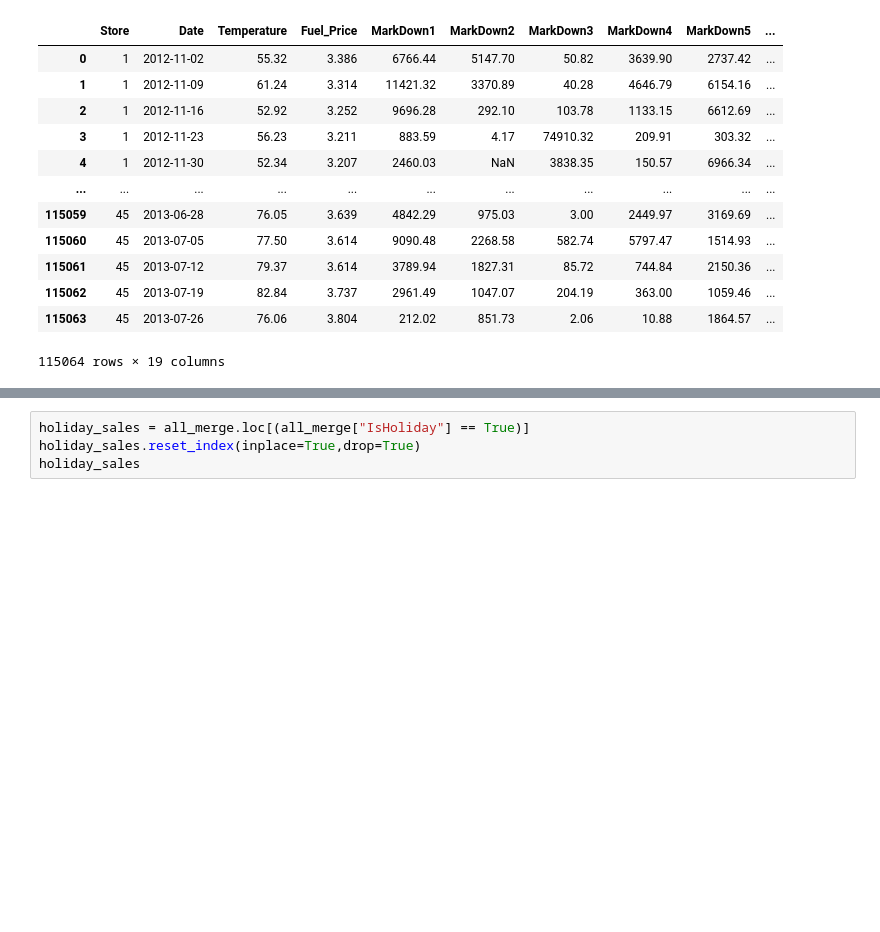
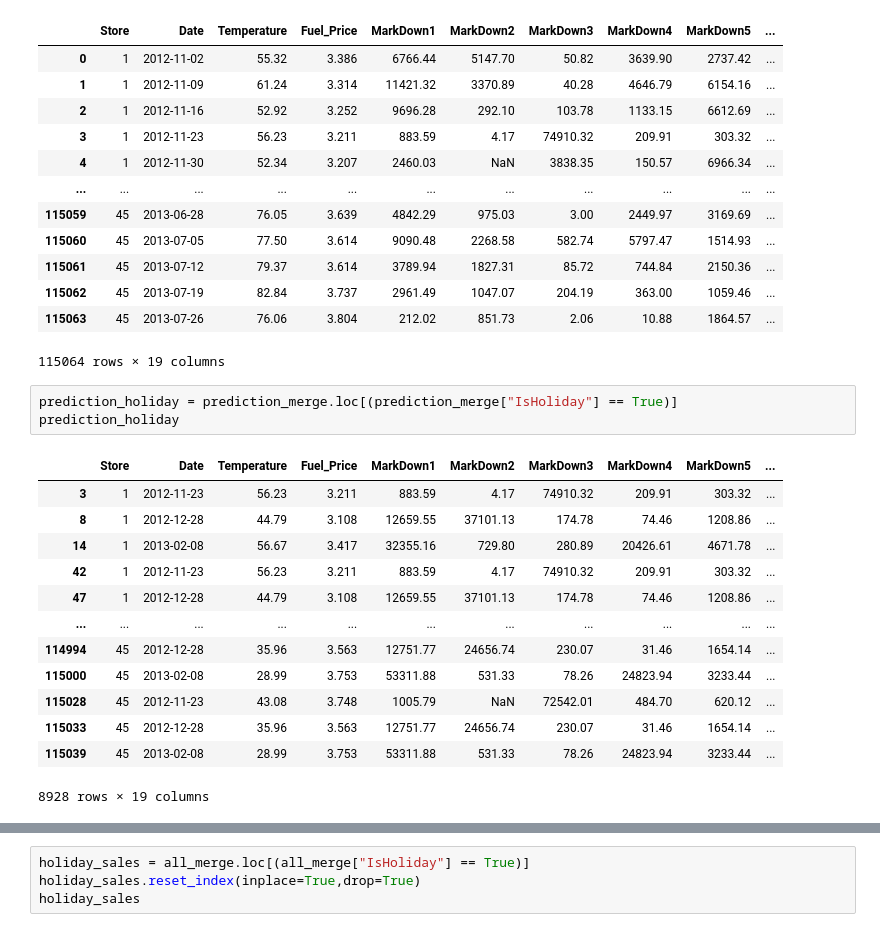
Before and after one commit to doakesbacon/ForecastingWalmartSales, a Jupyter notebook: code.ipynb, the cells around one changed output, grey strips where cells are left out. Cells and saved outputs as stored; diff of their text form; blank space fills up the shorter version.

Commit message:
updating prediction holiday infor

```diff
--- a/code.ipynb
+++ b/code.ipynb
@@ -146,3 +146,20 @@ prediction_merge
 | 115062 | 45 | 2013-07-19 | 82.84 | 3.737 | 2961.49 | 1047.07 | 204.19 | 363.00 | 1059.46 | ... |
 | 115063 | 45 | 2013-07-26 | 76.06 | 3.804 | 212.02 | 851.73 | 2.06 | 10.88 | 1864.57 | ... |
 115064 rows × 19 columns
+# %%
+prediction_holiday = prediction_merge.loc[(prediction_merge["IsHoliday"] == True)]
+prediction_holiday
+# %% [output]
+|  | Store | Date | Temperature | Fuel_Price | MarkDown1 | MarkDown2 | MarkDown3 | MarkDown4 | MarkDown5 | ... |
+| 3 | 1 | 2012-11-23 | 56.23 | 3.211 | 883.59 | 4.17 | 74910.32 | 209.91 | 303.32 | ... |
+| 8 | 1 | 2012-12-28 | 44.79 | 3.108 | 12659.55 | 37101.13 | 174.78 | 74.46 | 1208.86 | ... |
+| 14 | 1 | 2013-02-08 | 56.67 | 3.417 | 32355.16 | 729.80 | 280.89 | 20426.61 | 4671.78 | ... |
+| 42 | 1 | 2012-11-23 | 56.23 | 3.211 | 883.59 | 4.17 | 74910.32 | 209.91 | 303.32 | ... |
+| 47 | 1 | 2012-12-28 | 44.79 | 3.108 | 12659.55 | 37101.13 | 174.78 | 74.46 | 1208.86 | ... |
+| ... | ... | ... | ... | ... | ... | ... | ... | ... | ... | ... |
+| 114994 | 45 | 2012-12-28 | 35.96 | 3.563 | 12751.77 | 24656.74 | 230.07 | 31.46 | 1654.14 | ... |
+| 115000 | 45 | 2013-02-08 | 28.99 | 3.753 | 53311.88 | 531.33 | 78.26 | 24823.94 | 3233.44 | ... |
+| 115028 | 45 | 2012-11-23 | 43.08 | 3.748 | 1005.79 | NaN | 72542.01 | 484.70 | 620.12 | ... |
+| 115033 | 45 | 2012-12-28 | 35.96 | 3.563 | 12751.77 | 24656.74 | 230.07 | 31.46 | 1654.14 | ... |
+| 115039 | 45 | 2013-02-08 | 28.99 | 3.753 | 53311.88 | 531.33 | 78.26 | 24823.94 | 3233.44 | ... |
+8928 rows × 19 columns
```
Also changed, not shown: parts of 3 cells of this notebook, 2 other files.
